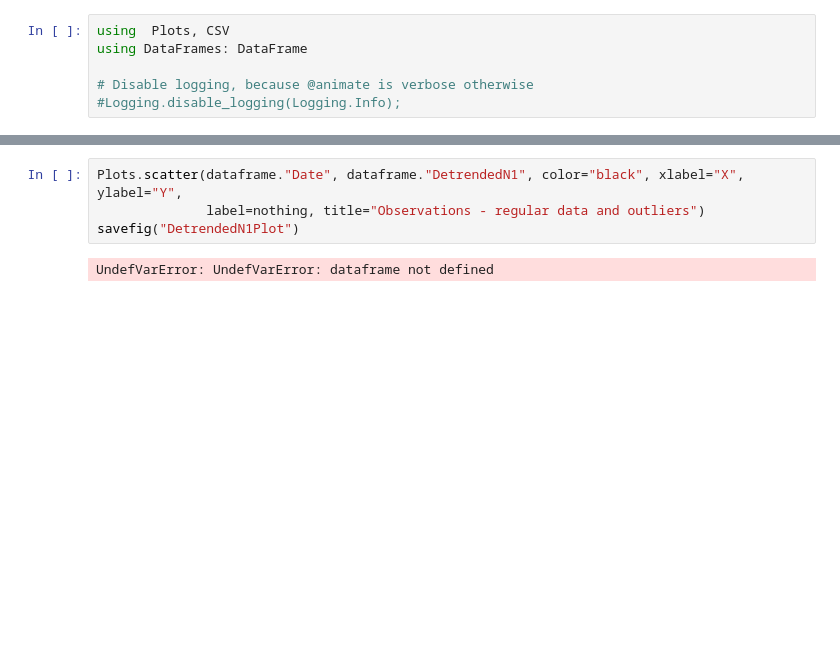
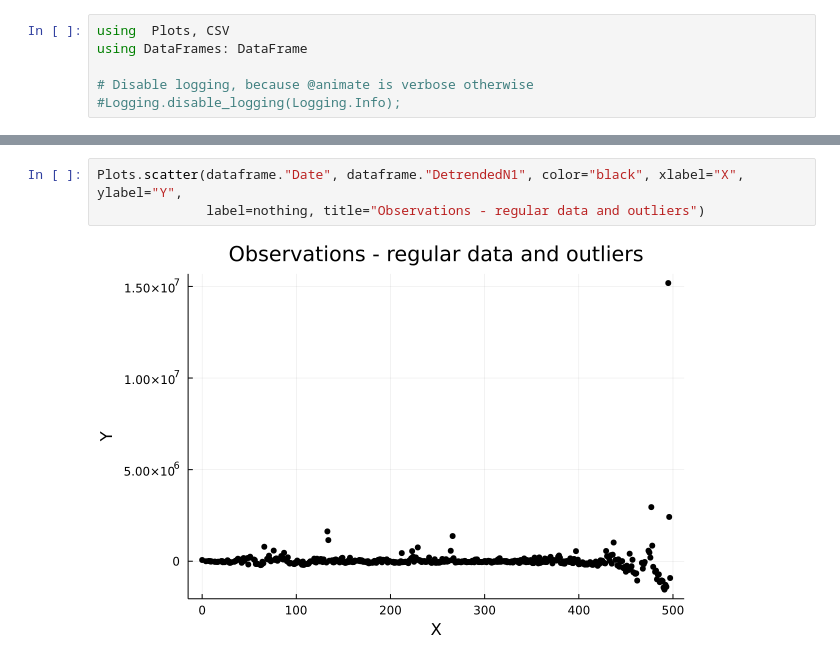
Before and after one commit to UW-Madison-DSI/PPL_OutlierPrediction, a Jupyter notebook: src/step01-importing-data/DataGen.ipynb, the cells around one changed output, grey strips where cells are left out. Saved outputs shown, nothing was run; the diff lists cells and outputs as text; blank space fills up the shorter version.

```diff
--- a/src/step01-importing-data/DataGen.ipynb
+++ b/src/step01-importing-data/DataGen.ipynb
@@ -18,6 +25,5 @@ UndefVarError: UndefVarError: dataframe not defined
 # %%
 Plots.scatter(dataframe."Date", dataframe."DetrendedN1", color="black", xlabel="X", ylabel="Y",
               label=nothing, title="Observations - regular data and outliers")
-savefig("DetrendedN1Plot")
 # %% [output]
-UndefVarError: UndefVarError: dataframe not defined
+[figure, added]
```
Also changed, not shown: parts of 2 cells of this notebook, 3 other files.
